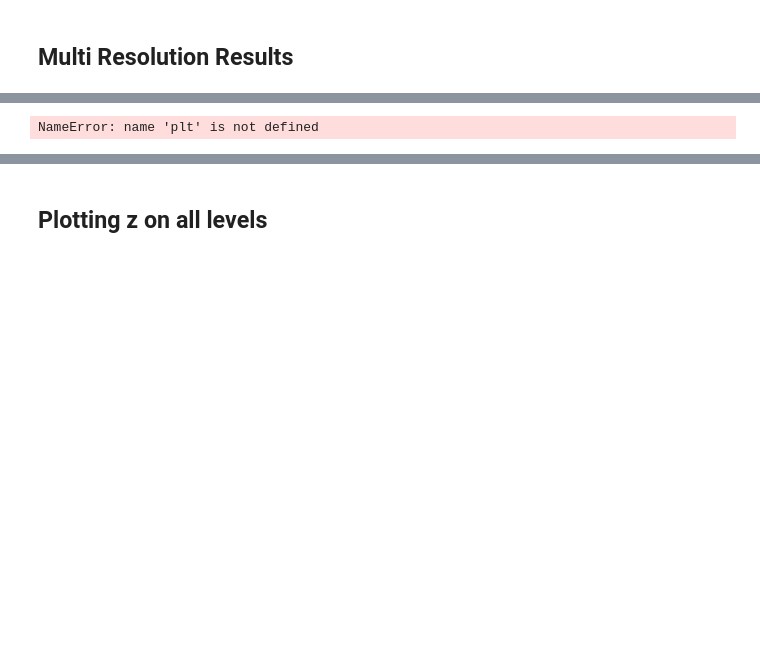
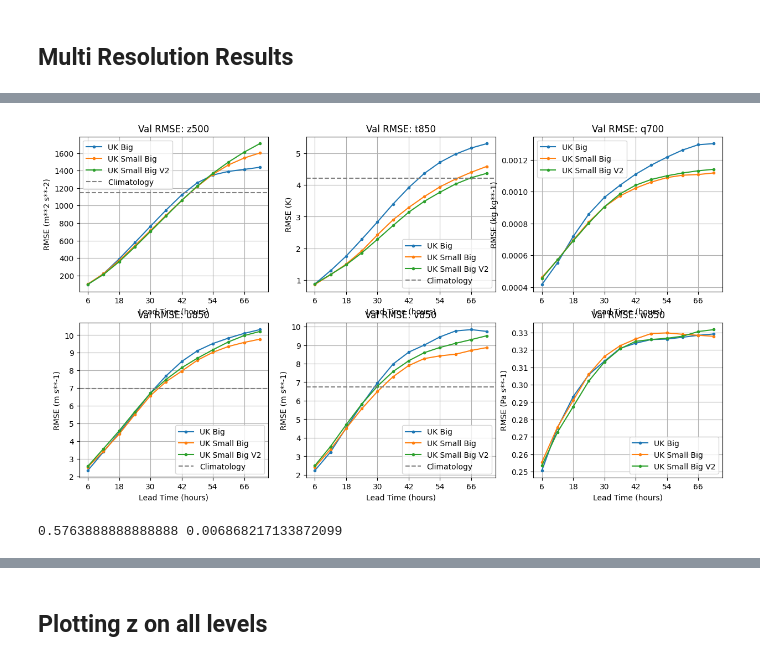
Before and after one commit to bet20ICL/neural-lam, a Jupyter notebook: notebooks/results.ipynb, the cells around one changed output, grey strips where cells are left out. Drawn from its saved outputs; the diff is of its cells as text; code cells hidden in the pictures; blank space fills up the shorter version.

```diff
--- a/notebooks/results.ipynb
+++ b/notebooks/results.ipynb
@@ -78,6 +94,7 @@ def load_single_level_rmse(path):
     # eval on entire uk
     csv_path = f".{path}/files/test_rmse.csv"
     rmse = np.loadtxt(csv_path, delimiter=',').T
+    rmse = rmse[:, :12]
     # print(rmse.shape)
     return rmse
 
@@ -85,10 +102,12 @@ def load_space_attention_rmse(path):
     level_1_rmse_path = f".{path}/files/level-1_test_rmse.csv"
     level_1_rmse = np.loadtxt(level_1_rmse_path, delimiter=",").T
     # print(level_1_rmse.shape)
+    level_1_rmse = level_1_rmse[:, :12]
 
     level_0_rmse_path = f".{path}/files/level-0_test_rmse.csv"
     level_0_rmse = np.loadtxt(level_0_rmse_path, delimiter=",").T
     # print(level_0_rmse.shape)
+    level_0_rmse = level_0_rmse[:, :12]
 
     return level_0_rmse, level_1_rmse
 # %%
@@ -197,32 +250,35 @@ print(np.mean(uk_small_big_level_1_layer_norm_rmse))
 # %%
 def rollout_axs(ax, var_name):
     var_idx = ERA5UKConstants.PARAM_NAMES.index(var_name)
     var_unit = ERA5UKConstants.PARAM_UNITS[var_idx]
 
-    ax.plot(uk_max_rmse[var_idx], ".-", label="UK Max")
-    ax.plot(uk_max_local_rmse[var_idx], ".-", label="UK Max Local")
+    ax.plot(uk_big_local_rmse[var_idx], ".-", label="UK Big")
+    ax.plot(uk_small_big_level_1_rmse_3[var_idx], ".-", label="UK Small Big")
+    ax.plot(uk_small_big_v2_level_1_rmse[var_idx], ".-", label="UK Small Big V2")
+    # ax.plot(uk_max_local_rmse[var_idx], ".-", label="UK Max")
+
 
     if var_name in ERA5UKConstants.CLIMATOLOGY:
         var_clim = ERA5UKConstants.CLIMATOLOGY[var_name]
         ax.axhline(var_clim, color="grey", linestyle="--", label="Climatology")
 
-    xticks_pos = range(0, uk_big_local_rmse.shape[1], 2)
+    xticks_pos = range(0, uk_max_local_rmse.shape[1], 2)
     xticks_labels = [str((tick + 1) * 6) for tick in xticks_pos]
     ax.set_xticks(xticks_pos)
     ax.set_xticklabels(xticks_labels)
 
     ax.legend()
     ax.set_xlabel("Lead Time (hours)")
     ax.set_ylabel(f"RMSE ({var_unit})")
     ax.set_title(f"Val RMSE: {var_name}")
     ax.grid(True)
 
 # headline_vars = ["z500", "t850", "q700", "u850", "v850", "w850"]
 headline_vars = ["z500", "t850", "q700", "u850", "v850", "w850"]
 
 
 fig, axs = plt.subplots(2, 3, figsize=(15, 8))
 for ax, var_name in zip(axs.flat, headline_vars):
     rollout_axs(ax, var_name)
 # %% [output]
-NameError: name 'plt' is not defined
+[figure, added]
@@ -228,0 +290,10 @@ NameError: name 'plt' is not defined
+# %%
+print("2 years vs big local")
+score(uk_big_local_2_years_rmse, uk_big_local_rmse)
+
+print("uk ")
+score()
+
+print("big local vs max local")
+# %% [output]
+0.5763888888888888 0.006868217133872099
```
Also changed, not shown: parts of 10 cells of this notebook, 22 other files.
